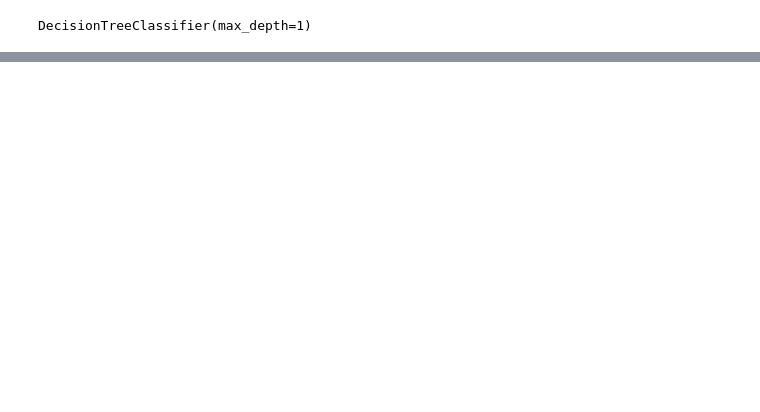
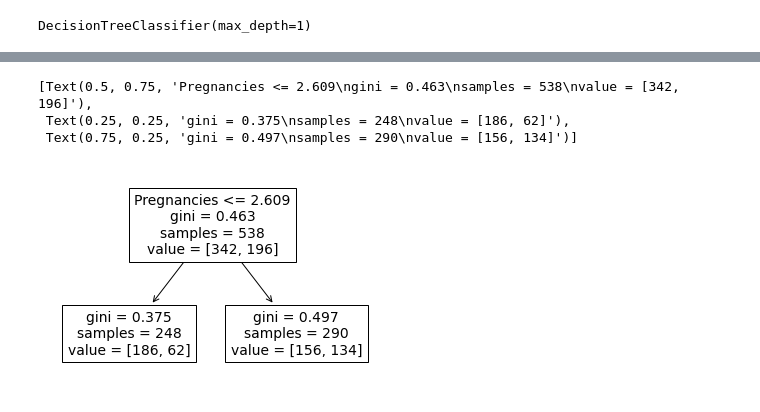
Before and after one commit to meenakshsundaram/AIML, a Jupyter notebook: DecisionTrees/src/diabetes/diabetes_dtree.ipynb, the cells around one changed output, grey strips where cells are left out. Cells and saved outputs as stored; diff of their text form; code cells hidden in the pictures; blank space fills up the shorter version.

```diff
--- a/DecisionTrees/src/diabetes/diabetes_dtree.ipynb
+++ b/DecisionTrees/src/diabetes/diabetes_dtree.ipynb
@@ -80,0 +102,7 @@ tree.plot_tree(dtree,feature_names=features)
+# %%
+tree.plot_tree(dtree,feature_names=features)
+# %% [output]
+[Text(0.5, 0.75, 'Pregnancies <= 2.609\ngini = 0.463\nsamples = 538\nvalue = [342, 196]'),
+ Text(0.25, 0.25, 'gini = 0.375\nsamples = 248\nvalue = [186, 62]'),
+ Text(0.75, 0.25, 'gini = 0.497\nsamples = 290\nvalue = [156, 134]')]
+[figure, added]
```
Also changed, not shown: parts of 10 cells of this notebook.
